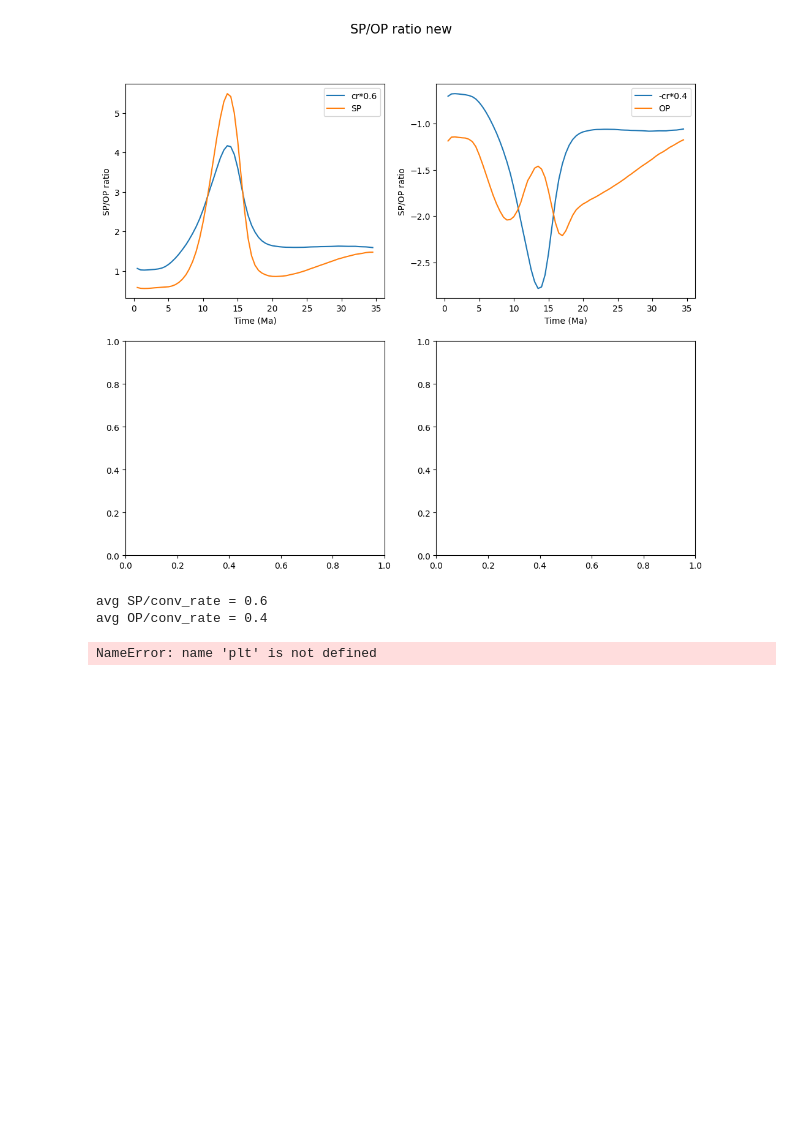
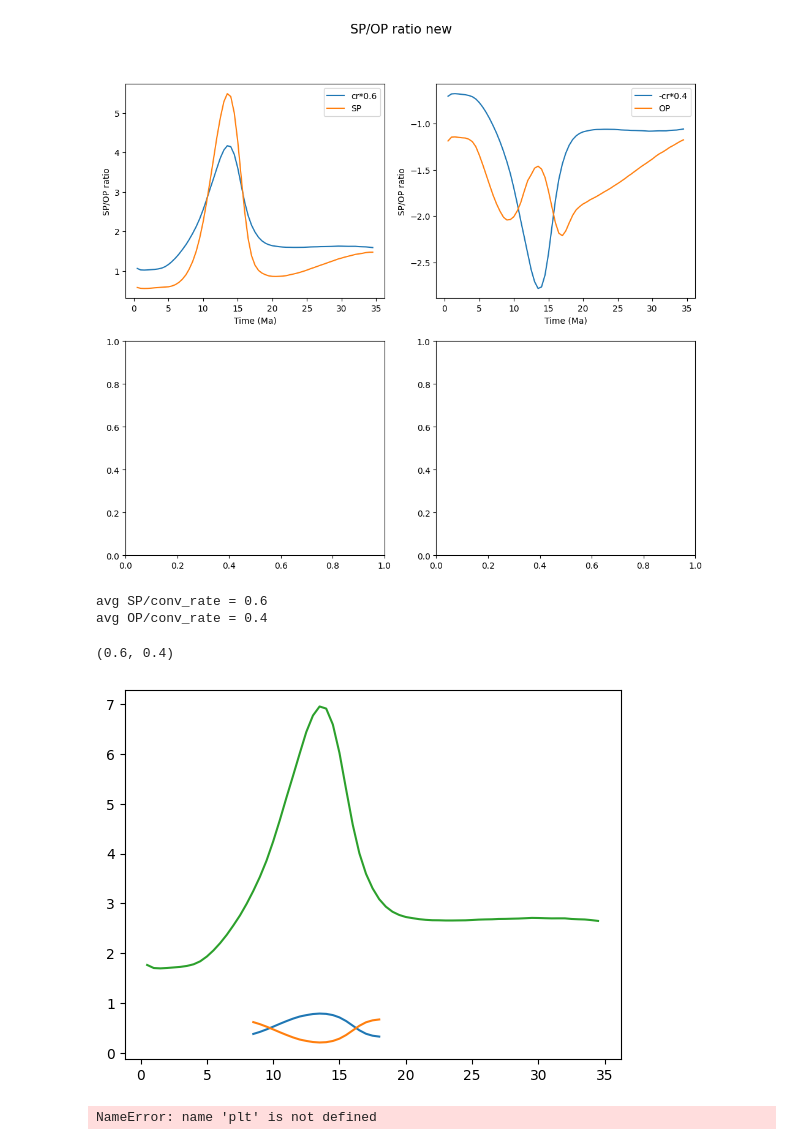
Before and after one commit to vaturino/exhumation, a Jupyter notebook: analysis/velocities/compare_CR_dyn_kin.ipynb, the cells around one changed output. Cells and saved outputs as stored; diff of their text form; code cells hidden in the pictures; blank space fills up the shorter version.

```diff
--- a/analysis/velocities/compare_CR_dyn_kin.ipynb
+++ b/analysis/velocities/compare_CR_dyn_kin.ipynb
@@ -182,6 +181,20 @@ print(f"avg OP/conv_rate = {avg_op}")
 # %% [output]
 avg SP/conv_rate = 0.6
 avg OP/conv_rate = 0.4
+# %%
+highv = dyn[dyn["conv_rate"] >=3]
+
+plt.plot(highv.time/1.e6, highv.SP/highv.conv_rate, label='dynamic')
+plt.plot(highv.time/1.e6, -highv.OP/highv.conv_rate, label='dynamic')
+plt.plot(dyn.time/1e6, dyn.conv_rate, label='dynamic')
+
+avgsp = np.mean(highv.SP/highv.conv_rate).round(1)
+avgop = np.mean(-highv.OP/highv.conv_rate).round(1)
+
+avgsp, avgop
+# %% [output]
+(0.6, 0.4)
+[figure, added]
 # %%
 fig, ax = plt.subplots()
 ax.plot(dyn.time/1e6, -dyn.conv_rate*1/4, label='cr*3/4')
```
Also changed, not shown: parts of 1 cell of this notebook, 12 other files.
